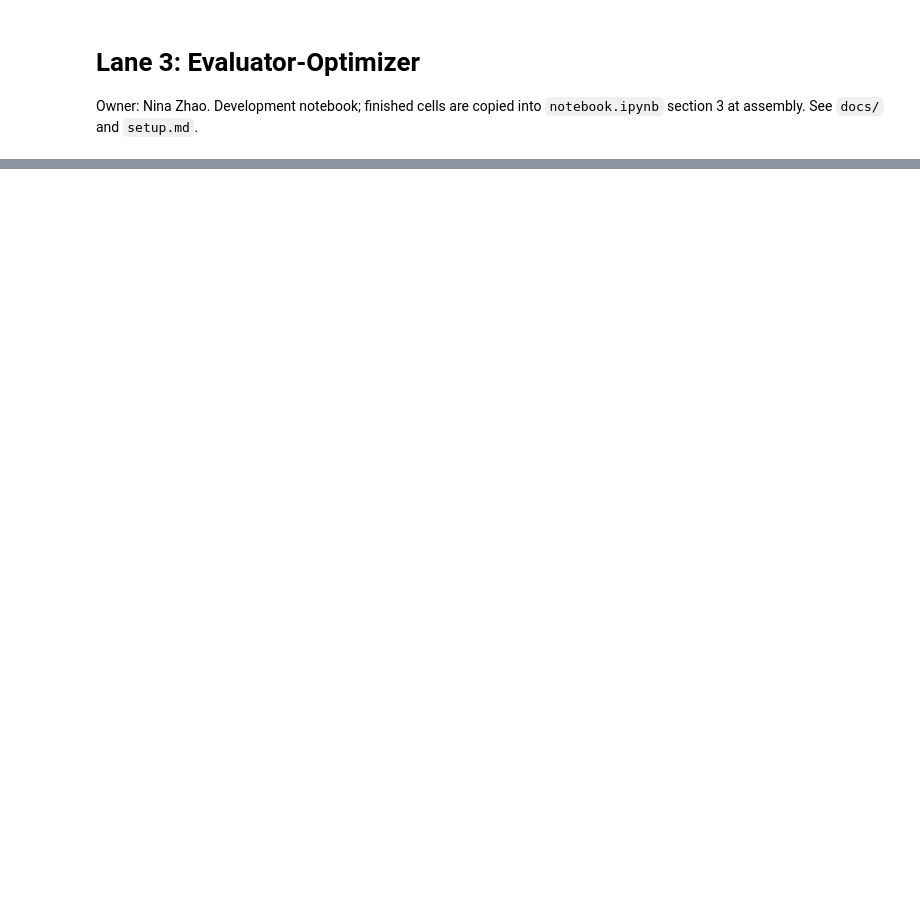
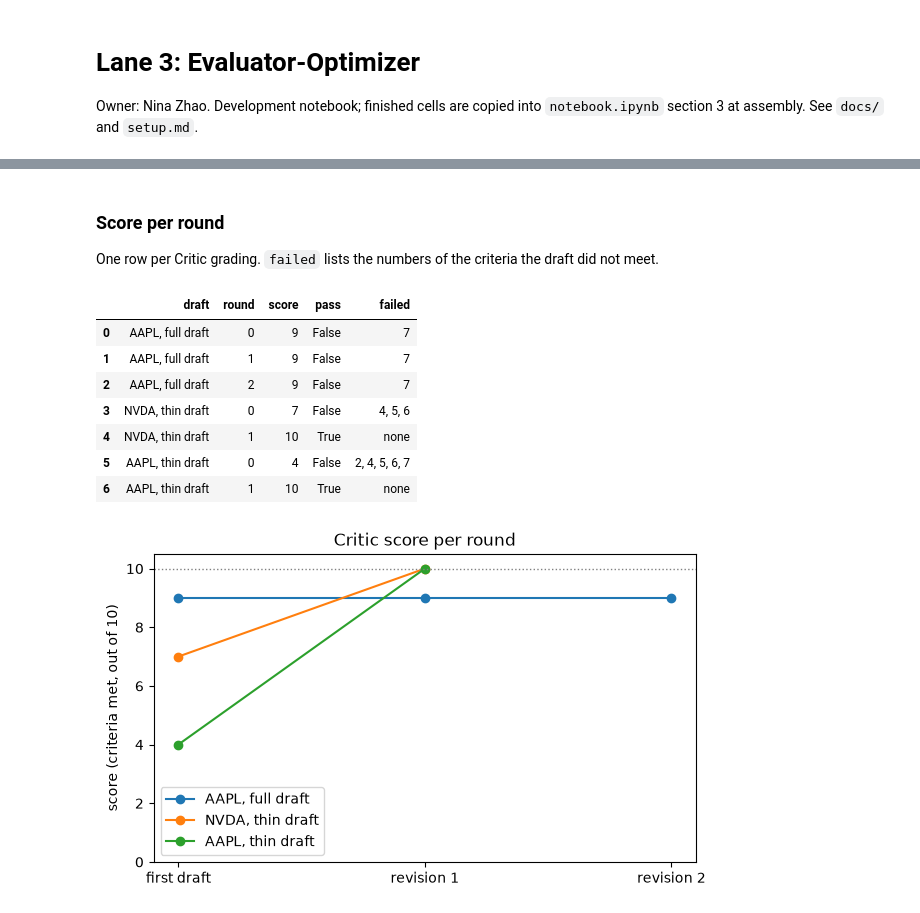
Before and after one commit to nazeshinjite/not-financial-advice, a Jupyter notebook: dev/evaluate.ipynb, the cells around one changed output, grey strips where cells are left out. Drawn from its saved outputs; the diff is of its cells as text; code cells hidden in the pictures; blank space fills up the shorter version.

Commit message:
Lane 3: evaluator-optimizer MVP with per-criterion Critic, revision loop, and demo

```diff
--- a/dev/evaluate.ipynb
+++ b/dev/evaluate.ipynb
@@ -50,0 +192,23 @@ if __name__ == "__main__":
+# %%
+if __name__ == "__main__":
+    from IPython.display import display
+
+    # A thin first draft: two sentences, so it misses most criteria on purpose.
+    def thin_draft(symbol, context):
+        prompt = f"In two sentences, describe {symbol} using this data:\n{context}"
+        return chat(WRITER, prompt, max_tokens=300, agent="Writer")
+
+    cases = [
+        ("AAPL, full draft", "AAPL", generate_analysis),
+        ("NVDA, thin draft", "NVDA", thin_draft),
+        ("AAPL, thin draft", "AAPL", thin_draft),
+    ]
+    runs = {}
+    for label, symbol, writer in cases:
+        print(f"\n=== {label} ===")
+        context = build_context(symbol)
+        runs[label] = evaluator_optimizer(
+            lambda s=symbol, c=context, w=writer: w(s, c), make_criteria(context)
+        )
+        final = runs[label]["history"][-1]
+        handoff("Critic", "Coordinator", f"final score {final['score']}/10, pass={final['pass']}")
@@ -50,0 +235,33 @@ if __name__ == "__main__":
+# %% [markdown]
+### Score per round
+
+One row per Critic grading. `failed` lists the numbers of the criteria the draft did not meet.
+# %%
+if __name__ == "__main__":
+    rows = []
+    for label, run in runs.items():
+        for h in run["history"]:
+            failed = [c["number"] for c in h["checks"] if not c["met"]]
+            rows.append({"draft": label, "round": h["round"], "score": h["score"], "pass": h["pass"],
+                         "failed": ", ".join(str(n) for n in failed) or "none"})
+    display(pd.DataFrame(rows))
+
+    fig, ax = plt.subplots(figsize=(7, 4))
+    for label, run in runs.items():
+        rounds = [h["round"] for h in run["history"]]
+        ax.plot(rounds, [h["score"] for h in run["history"]], marker="o", label=label)
+    ax.axhline(10, color="gray", linestyle=":", linewidth=1)
+    ax.set_xticks([0, 1, 2], ["first draft", "revision 1", "revision 2"])
+    ax.set(title="Critic score per round", ylabel="score (criteria met, out of 10)", ylim=(0, 10.5))
+    ax.legend()
+    plt.show()
+# %% [output]
+|  | draft | round | score | pass | failed |
+| 0 | AAPL, full draft | 0 | 9 | False | 7 |
+| 1 | AAPL, full draft | 1 | 9 | False | 7 |
+| 2 | AAPL, full draft | 2 | 9 | False | 7 |
+| 3 | NVDA, thin draft | 0 | 7 | False | 4, 5, 6 |
+| 4 | NVDA, thin draft | 1 | 10 | True | none |
+| 5 | AAPL, thin draft | 0 | 4 | False | 2, 4, 5, 6, 7 |
+| 6 | AAPL, thin draft | 1 | 10 | True | none |
+[figure, added]
```
Also changed, not shown: parts of 20 cells of this notebook, 3 other files.
